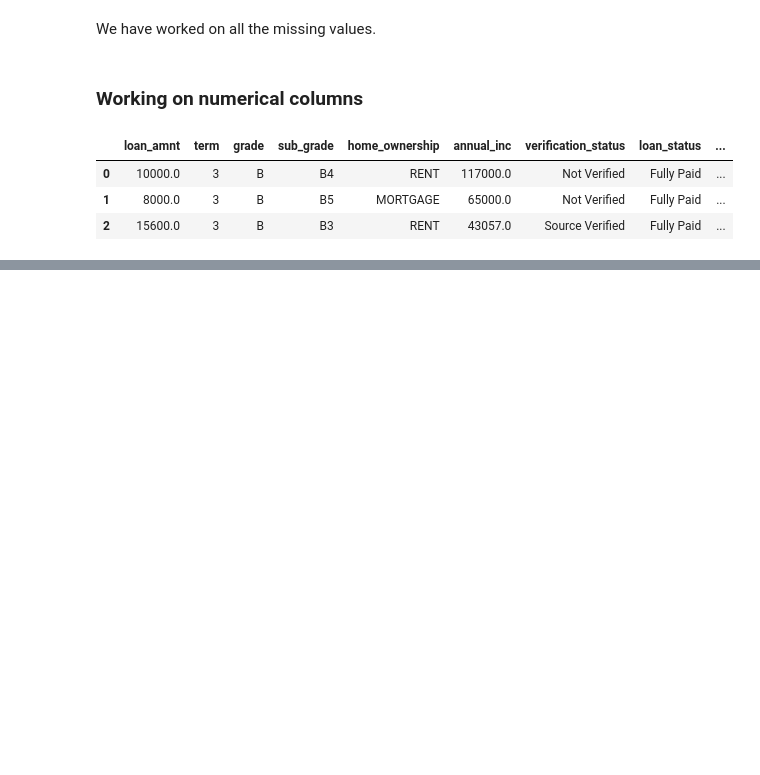
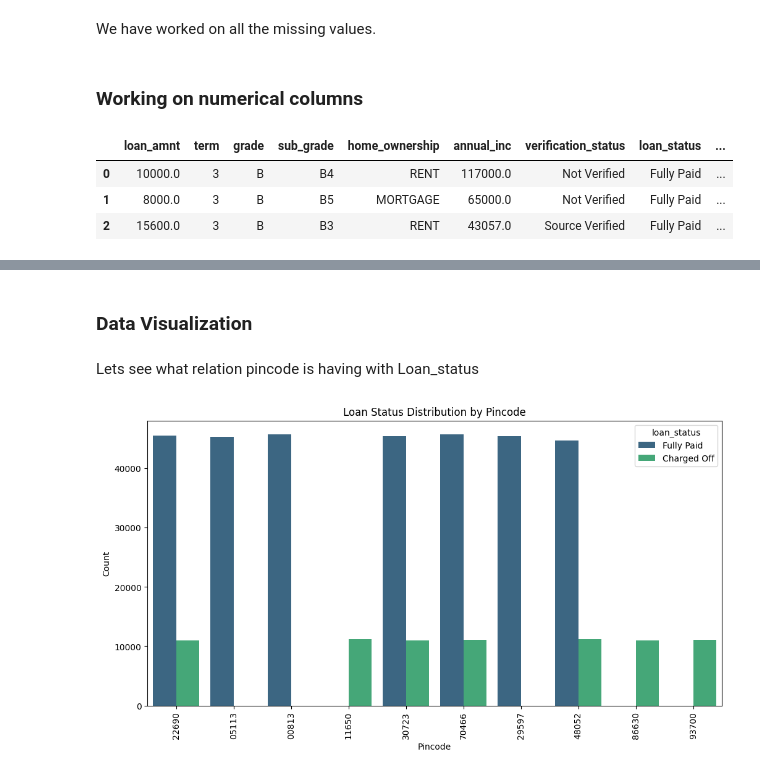
Before and after one commit to Vipulbhansali/CreditLine-Decision-Engine-Using-Amazon-Sagemaker, a Jupyter notebook: model notebook/eda_model_building.ipynb, the cells around one changed output, grey strips where cells are left out. Drawn from its saved outputs; the diff is of its cells as text; code cells hidden in the pictures; blank space fills up the shorter version.

```diff
--- a/model notebook/eda_model_building.ipynb
+++ b/model notebook/eda_model_building.ipynb
@@ -270,3 +323,9 @@ df.head(3)
 | 0 | 10000.0 | 3 | B | B4 | RENT | 117000.0 | Not Verified | Fully Paid | ... |
 | 1 | 8000.0 | 3 | B | B5 | MORTGAGE | 65000.0 | Not Verified | Fully Paid | ... |
 | 2 | 15600.0 | 3 | B | B3 | RENT | 43057.0 | Source Verified | Fully Paid | ... |
+# %%
+df['pub_rec'] = df['pub_rec'].apply(lambda x: 'less_than_3' if x < 3.0 else '3_or_more')
+df['pub_rec_bankruptcies'] = df['pub_rec_bankruptcies'].apply(lambda x: 'no' if x == 0.0 else 'yes')
+df['mort_acc'] = df['mort_acc'].apply(lambda x: 'yes' if x < 0.0 else 'no')
+# %%
+df['dti'] = df['dti'].apply(lambda x: x if x < 60 else 60)
@@ -272,0 +339,14 @@ df.head(3)
+# %% [markdown]
+### Data Visualization
+# %% [markdown]
+Lets see what relation pincode is having with Loan_status
+# %%
+plt.figure(figsize=(12, 6))
+sns.countplot(data=df, x='pincode', hue='loan_status', palette='viridis')
+plt.xticks(rotation=90)
+plt.title('Loan Status Distribution by Pincode')
+plt.xlabel('Pincode')
+plt.ylabel('Count')
+plt.show()
+# %% [output]
+[figure, added]
```
Also changed, not shown: parts of 17 cells of this notebook.
